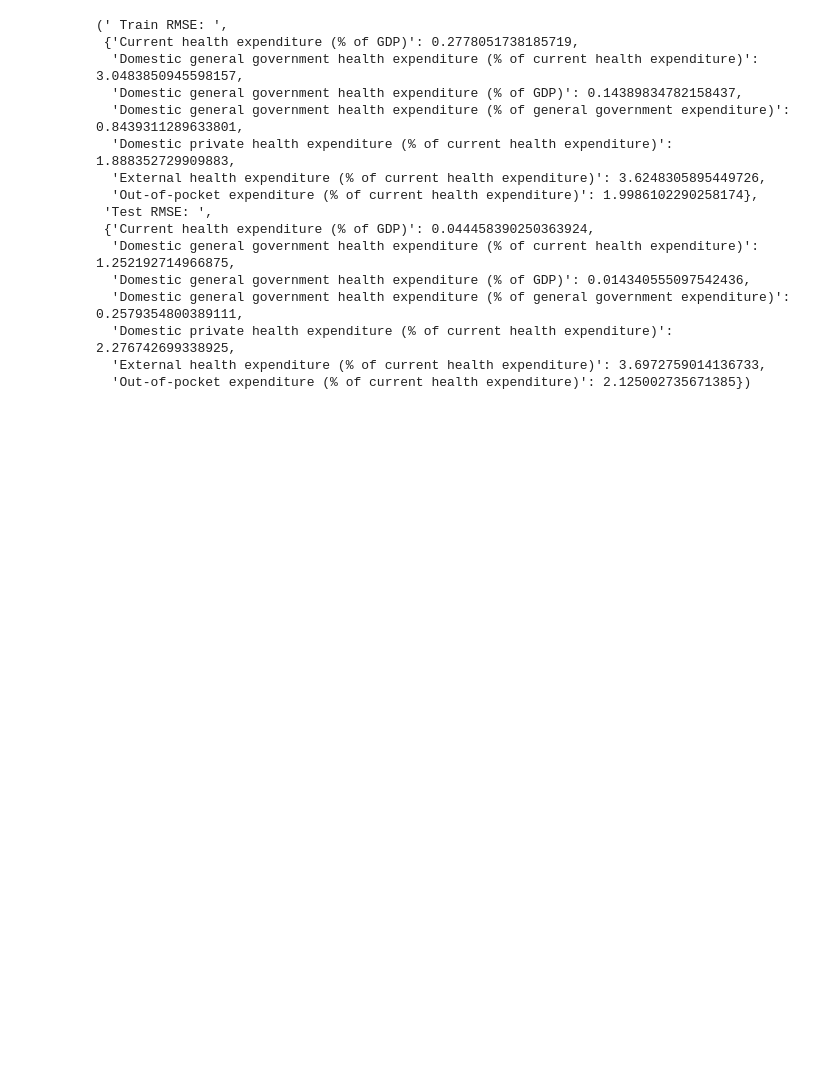
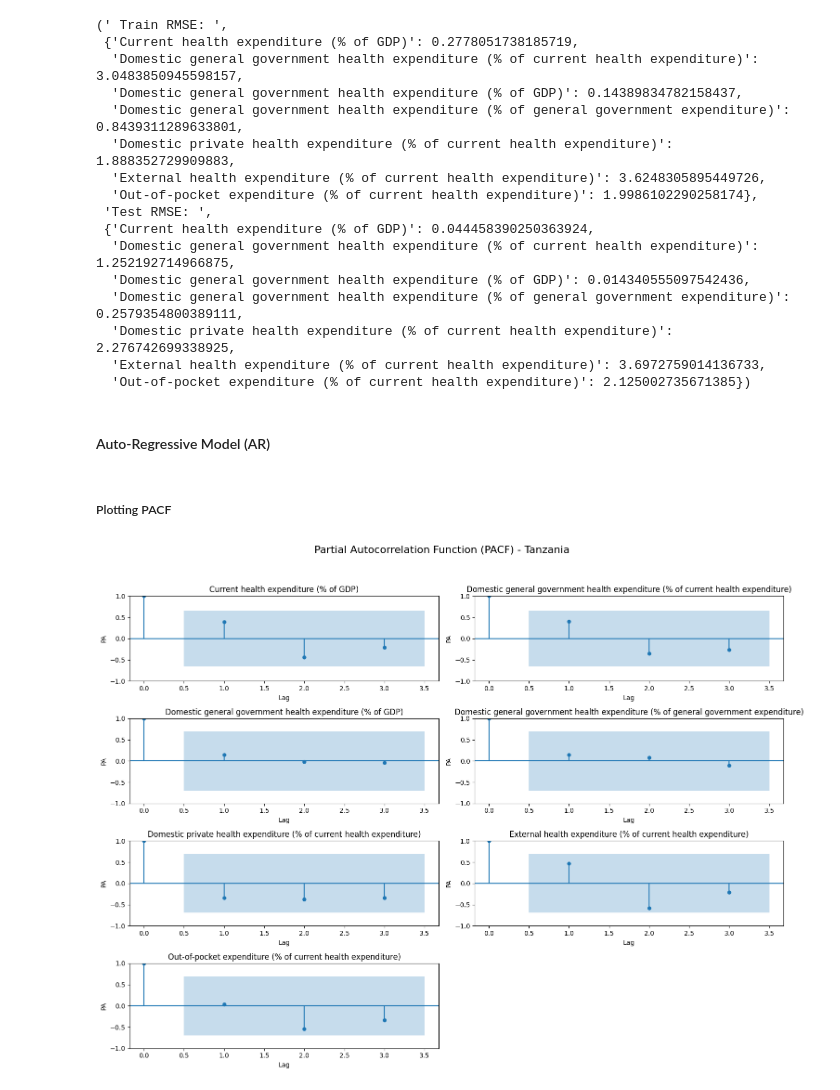
Before and after one commit to AdnanK1/east-african-dvlp-indicators, a Jupyter notebook: index.ipynb, the cells around one changed output. Cells and saved outputs as stored; diff of their text form; code cells hidden in the pictures; blank space fills up the shorter version.

Commit message:
Ar model

```diff
--- a/index.ipynb
+++ b/index.ipynb
@@ -519,3 +518,41 @@ arima_model('Tanzania')
   'Domestic private health expenditure (% of current health expenditure)': 2.276742699338925,
   'External health expenditure (% of current health expenditure)': 3.6972759014136733,
   'Out-of-pocket expenditure (% of current health expenditure)': 2.125002735671385})
+# %% [markdown]
+#### Auto-Regressive Model (AR)
+# %% [markdown]
+##### Plotting PACF
+# %%
+def plot_pacf_indicators(country):
+    data = split_data(country)
+    pacf_train_data = data[1]
+    column_name = 'Percentage Diff'  # Replace with the actual column name
+
+    indicators = list(pacf_train_data.keys())
+    num_indicators = len(indicators)
+    grid_cols = 2  # Adjust the number of columns as needed
+    grid_rows = (num_indicators + grid_cols - 1) // grid_cols
+
+    fig, axs = plt.subplots(grid_rows, grid_cols, figsize=(15, 12))
+    fig.suptitle(f'Partial Autocorrelation Function (PACF) - {country}', fontsize=16)
+    axs = axs.flatten()
+
+    for i, indicator in enumerate(indicators):
+        ax = axs[i]
+
+        if indicator in pacf_train_data:
+            pacf_data = pacf_train_data[indicator][column_name]
+            plot_pacf(pacf_data,lags=3, ax=ax)
+            ax.set_title(indicator)
+            ax.set_xlabel('Lag')
+            ax.set_ylabel('PA')
+
+    for j in range(num_indicators, len(axs)):
+        axs[j].axis('off')
+
+    plt.tight_layout(rect=[0, 0.03, 1, 0.95])
+    plt.show()
+# %%
+plot_pacf_indicators('Tanzania')
+# %% [output]
+[figure, added]
```
Also changed, not shown: parts of 8 cells of this notebook, 1 other file.
